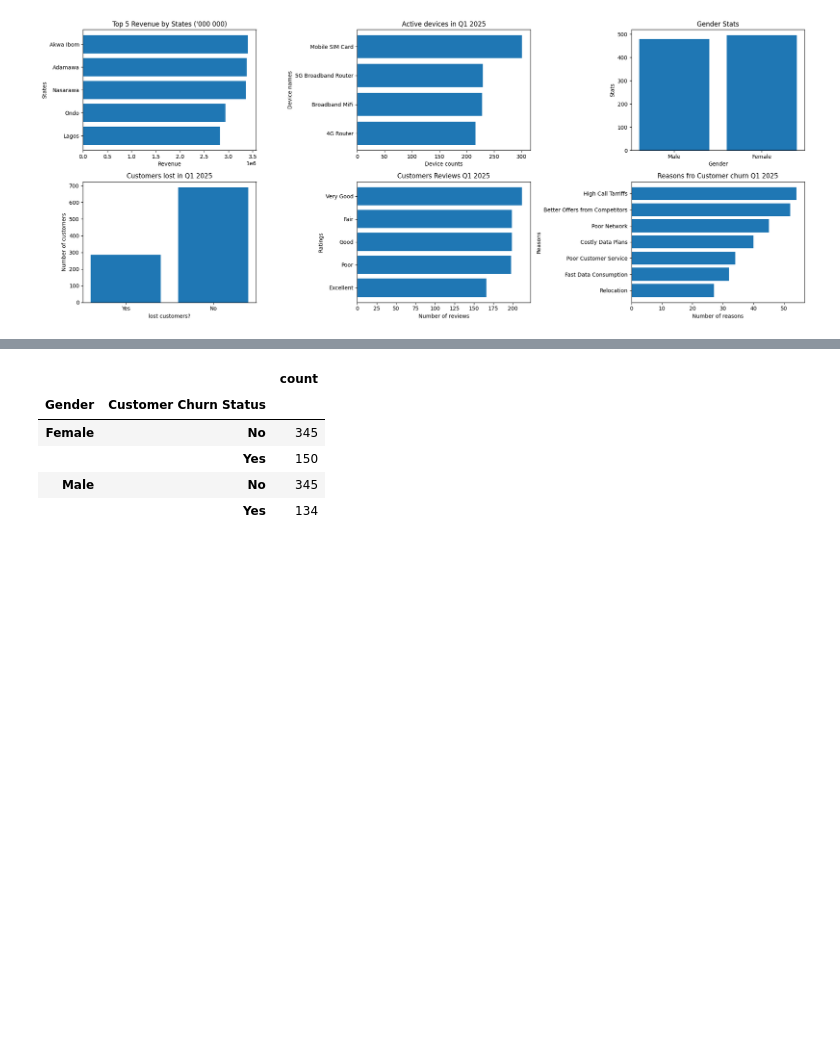
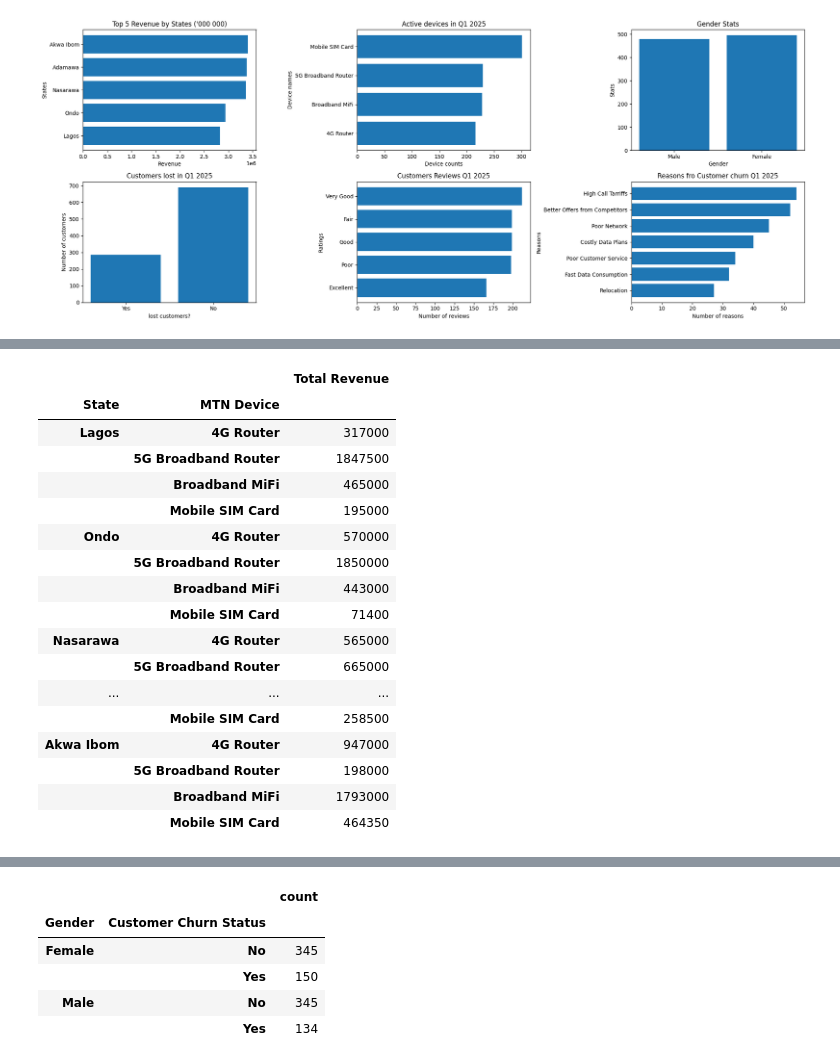
Before and after one commit to tapiwamesa/MTN-Nigeria-customer-churn-prediction-model, a Jupyter notebook: MTN_Nigeria_Customer_Churn_Prediction.ipynb, the cells around one changed output, grey strips where cells are left out. Cells and saved outputs as stored; diff of their text form; code cells hidden in the pictures; blank space fills up the shorter version.

```diff
--- a/MTN_Nigeria_Customer_Churn_Prediction.ipynb
+++ b/MTN_Nigeria_Customer_Churn_Prediction.ipynb
@@ -190,0 +215,25 @@ np.float64(22.133909410769697)
+# %%
+# Top 5 Revenue Generating States breakdown by Device
+
+state_dev_rev = mtn[["Total Revenue", "State", "MTN Device"]].groupby(["State", "MTN Device"]).sum()
+state_dev_rev5 = state_dev_rev.loc[["Lagos", "Ondo", "Nasarawa", "Adamawa", "Akwa Ibom"]]
+state_dev_rev5
+# %% [output]
+|  |  | Total Revenue |
+| State | MTN Device |  |
+| Lagos | 4G Router | 317000 |
+|  | 5G Broadband Router | 1847500 |
+|  | Broadband MiFi | 465000 |
+|  | Mobile SIM Card | 195000 |
+| Ondo | 4G Router | 570000 |
+|  | 5G Broadband Router | 1850000 |
+|  | Broadband MiFi | 443000 |
+|  | Mobile SIM Card | 71400 |
+| Nasarawa | 4G Router | 565000 |
+|  | 5G Broadband Router | 665000 |
+| ... | ... | ... |
+|  | Mobile SIM Card | 258500 |
+| Akwa Ibom | 4G Router | 947000 |
+|  | 5G Broadband Router | 198000 |
+|  | Broadband MiFi | 1793000 |
+|  | Mobile SIM Card | 464350 |
```
Also changed, not shown: parts of 24 cells of this notebook.
